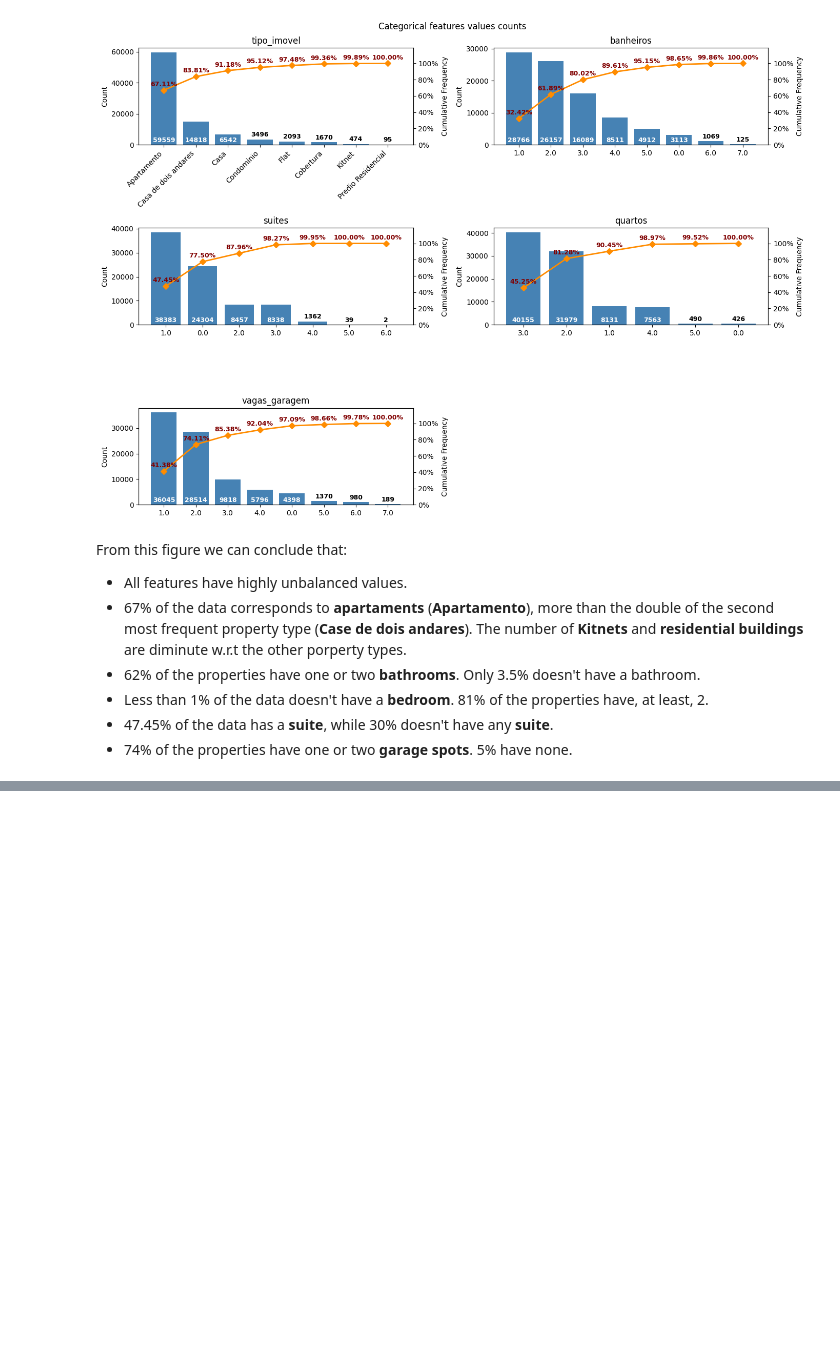
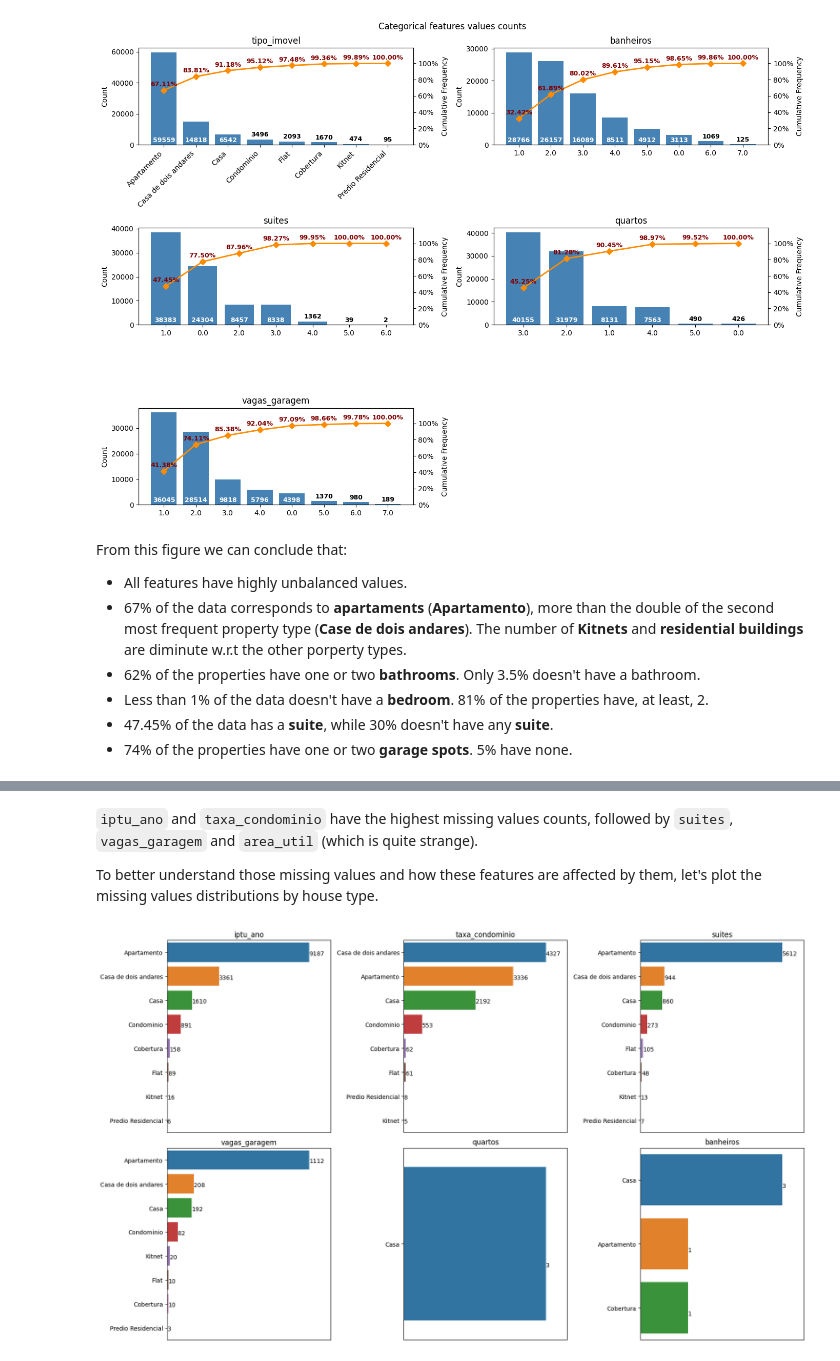
Before and after one commit to TheCamilovisk/HousePricePredictionApp, a Jupyter notebook: notebooks/02-exploratory-data-analysis.ipynb, the cells around one changed output, grey strips where cells are left out. Saved outputs shown, nothing was run; the diff lists cells and outputs as text; code cells hidden in the pictures; blank space fills up the shorter version.

Commit message:
Adding the continuous features and missing values analisys.

```diff
--- a/notebooks/02-exploratory-data-analysis.ipynb
+++ b/notebooks/02-exploratory-data-analysis.ipynb
@@ -273,0 +314,38 @@ From this figure we can conclude that:
+# %% [markdown]
+`iptu_ano` and `taxa_condominio` have the highest missing values counts, followed by `suites`, `vagas_garagem` and `area_util` (which is quite strange).
+
+To better understand those missing values and how these features are affected by them, let's plot the missing values distributions by house type.
+# %%
+def annotated_countplot(col, df, ax=None):
+    if not bool(ax):
+        _, ax = plt.subplots(figsize=(5, 10))
+
+    sns.countplot(y=col, data=df, order=df[col].value_counts().index, ax=ax)
+
+    for p in ax.patches:
+        x = p.get_x()
+        y = p.get_y()
+        width = p.get_width()
+        height = p.get_height()
+        ax.annotate(f"{int(width)}", (width + x, y + height * 0.65), ha="left")
+
+    max_value = max([p.get_width() for p in ax.patches])
+    ax.set_xlim([0, 1.15 * max_value])
+    ax.axes.get_xaxis().set_visible(False)
+    ax.set_ylabel("")
+    ax.set_title(col);
+# %%
+fig, axs = plt.subplots(nrows=2, ncols=3, figsize=(17, 10))
+
+axs = [ax for sub in axs for ax in sub]
+
+feats = ("iptu_ano", "taxa_condominio", "suites", "vagas_garagem", "quartos", "banheiros")
+
+for ax, feat in zip(axs, feats):
+    view = sp_house_price[sp_house_price[feat].isna()]
+    annotated_countplot("tipo_imovel", view, ax=ax)
+    ax.set_title(feat)
+
+plt.tight_layout()
+# %% [output]
+[figure, added]
```
Also changed, not shown: parts of 6 cells of this notebook.
